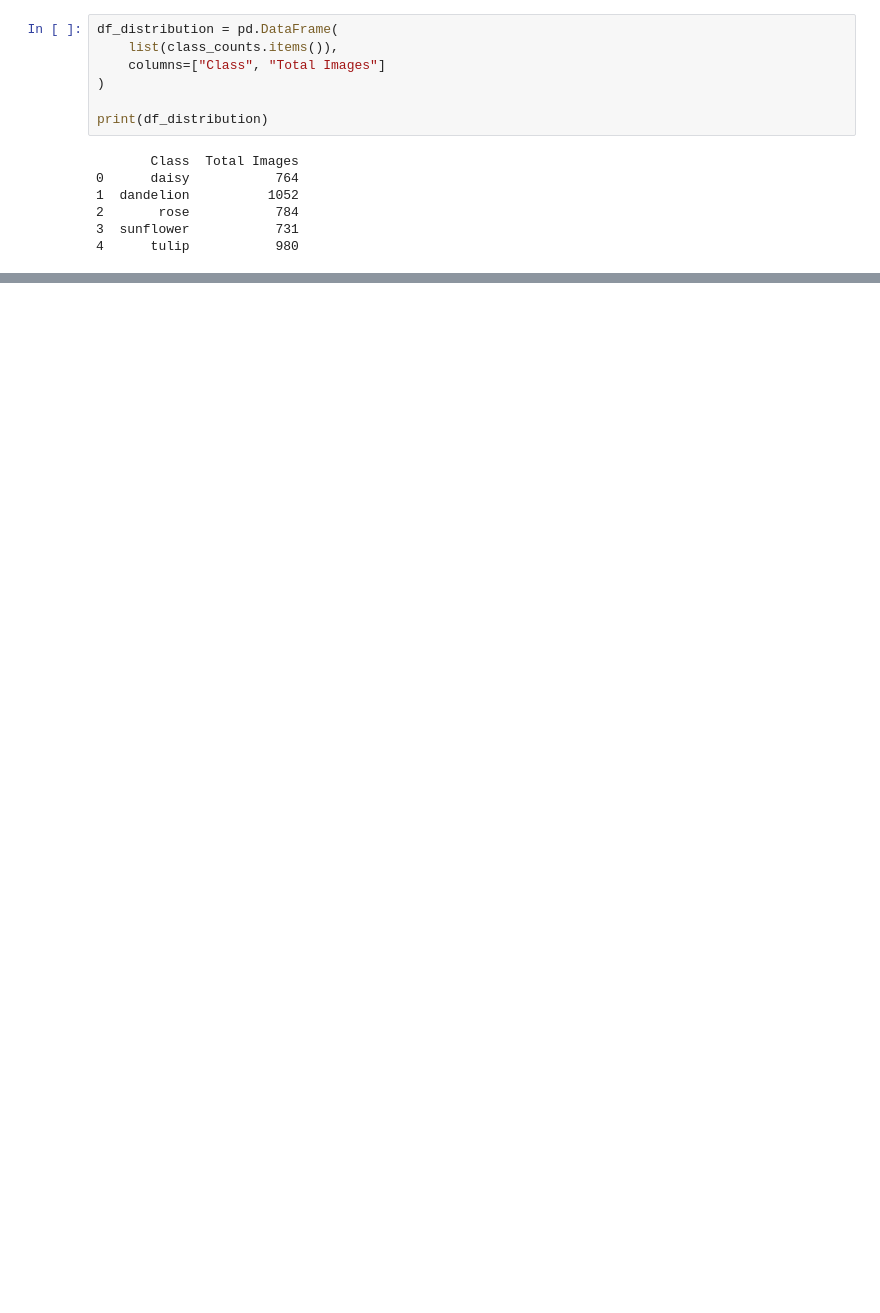
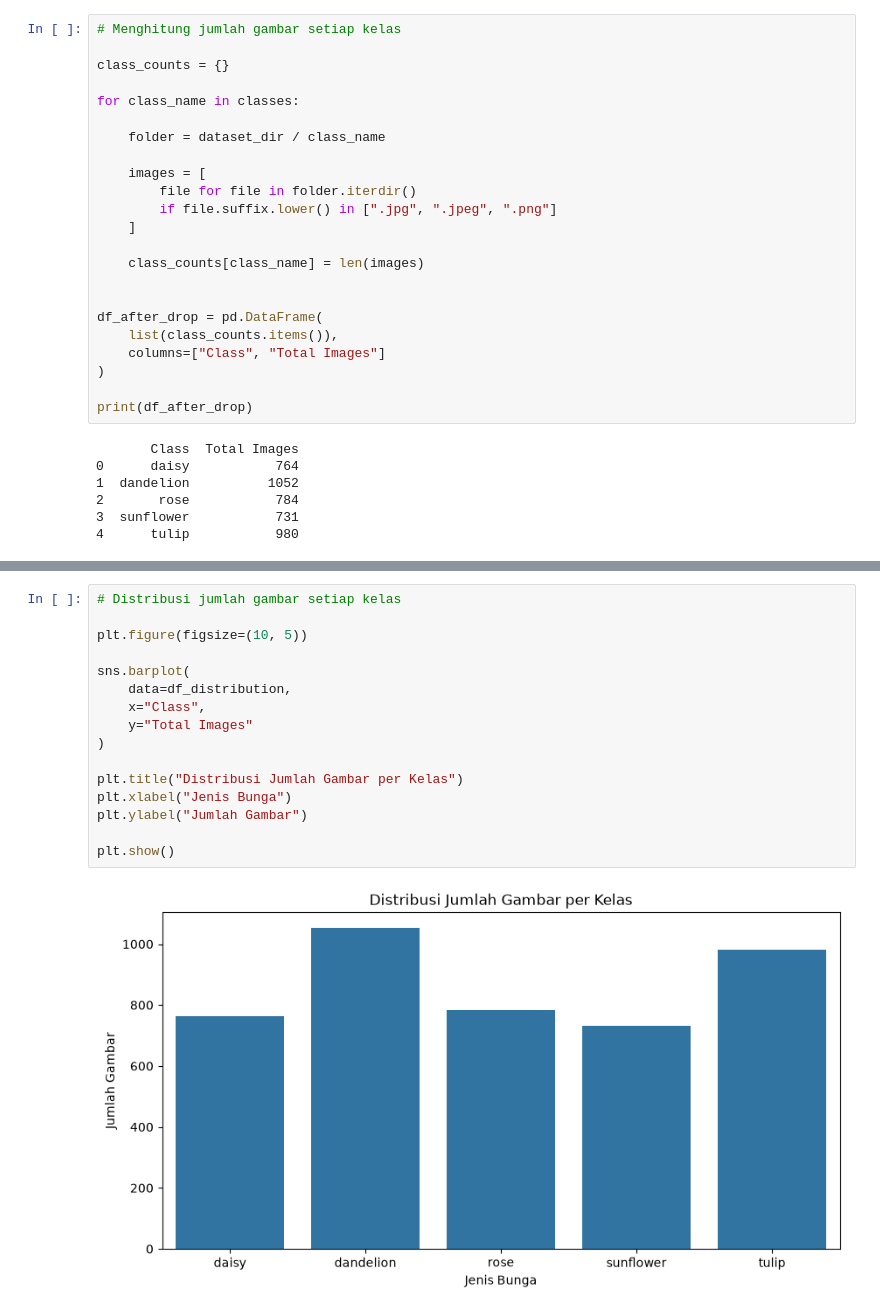
Before and after one commit to piisaa/Projek_Deep_Learning_Models_Team_11, a Jupyter notebook: Notebook/EDA.ipynb, the cells around one changed output, grey strips where cells are left out. Saved outputs shown, nothing was run; the diff lists cells and outputs as text; blank space fills up the shorter version.

```diff
--- a/Notebook/EDA.ipynb
+++ b/Notebook/EDA.ipynb
@@ -109,10 +106,26 @@ Duplikasi berhasil dibersihkan!
 # %%
-df_distribution = pd.DataFrame(
+# Menghitung jumlah gambar setiap kelas
+
+class_counts = {}
+
+for class_name in classes:
+
+    folder = dataset_dir / class_name
+
+    images = [
+        file for file in folder.iterdir()
+        if file.suffix.lower() in [".jpg", ".jpeg", ".png"]
+    ]
+
+    class_counts[class_name] = len(images)
+
+
+df_after_drop = pd.DataFrame(
     list(class_counts.items()),
     columns=["Class", "Total Images"]
 )
 
-print(df_distribution)
+print(df_after_drop)
 # %% [output]
        Class  Total Images
 0      daisy           764
@@ -122,0 +138,18 @@ print(df_distribution)
+# %%
+# Distribusi jumlah gambar setiap kelas
+
+plt.figure(figsize=(10, 5))
+
+sns.barplot(
+    data=df_distribution,
+    x="Class",
+    y="Total Images"
+)
+
+plt.title("Distribusi Jumlah Gambar per Kelas")
+plt.xlabel("Jenis Bunga")
+plt.ylabel("Jumlah Gambar")
+
+plt.show()
+# %% [output]
+[figure, added]
```
Also changed, not shown: parts of 12 cells of this notebook, 1 other file.
